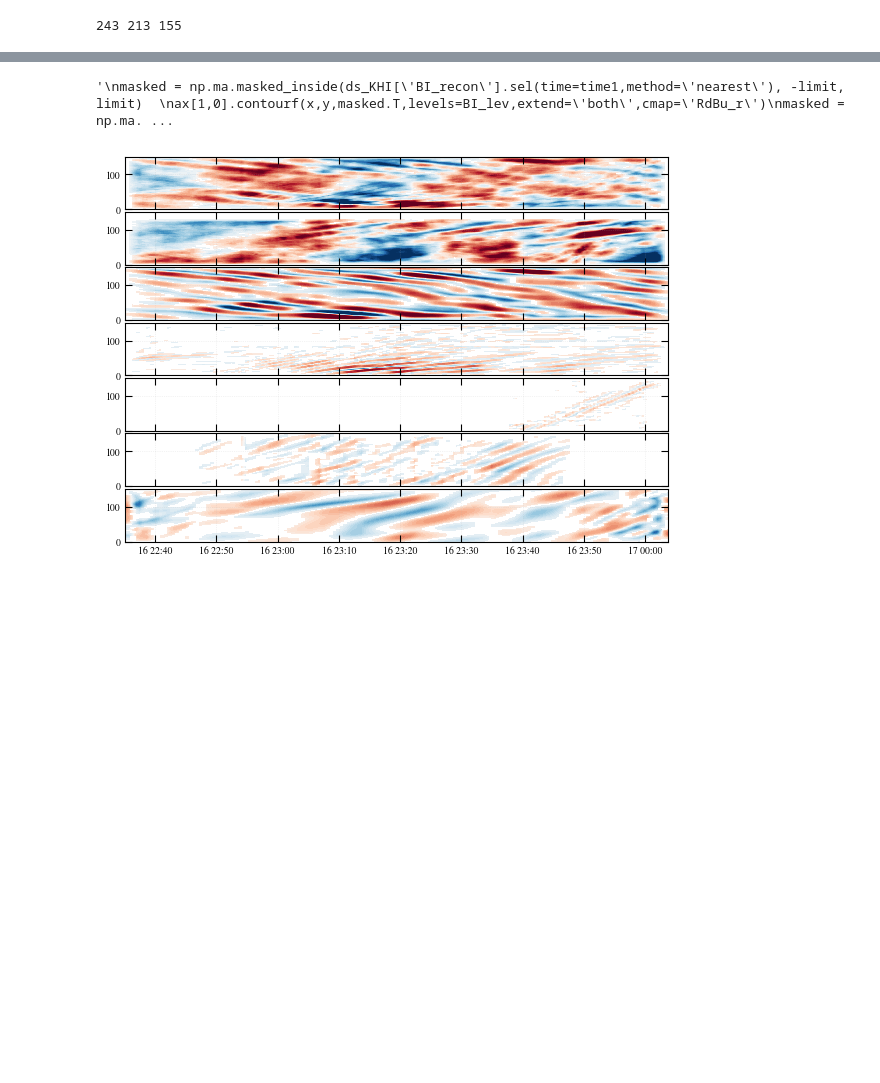
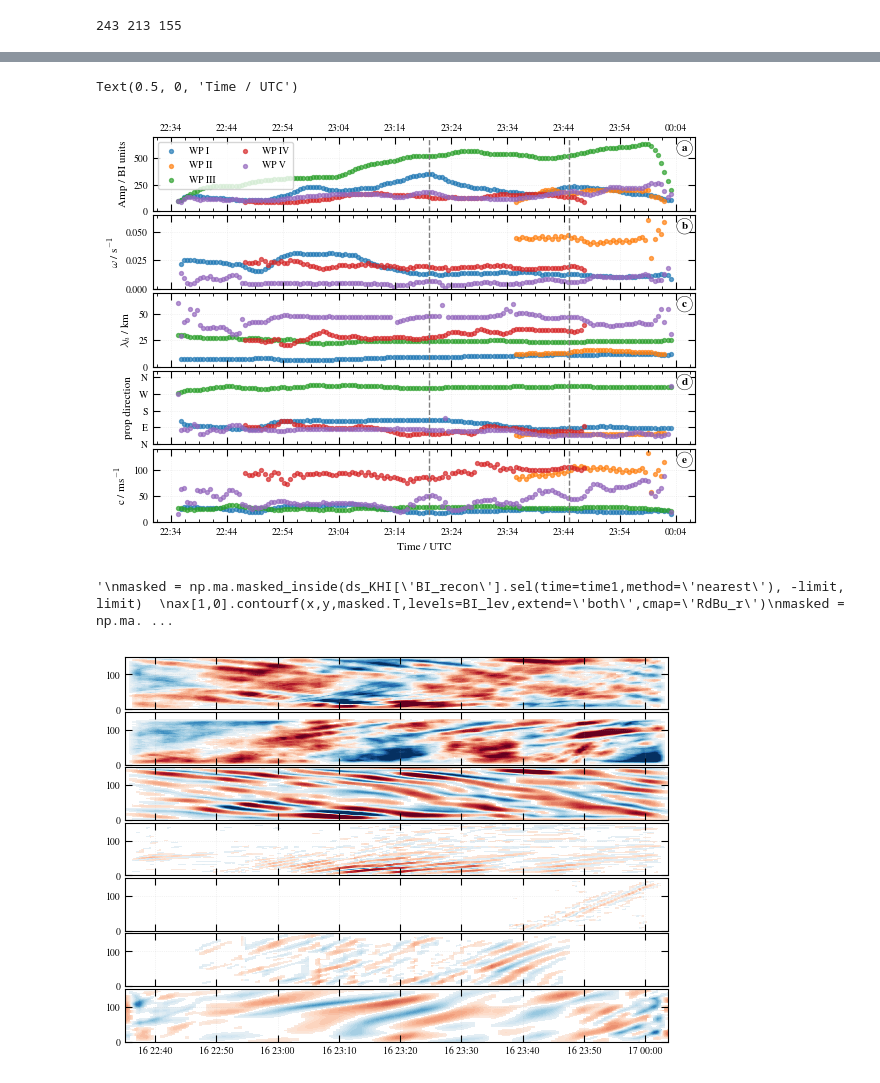
Before and after one commit to Waveguyde/WAVEGUISE, a Jupyter notebook: notebooks/35-plot_WPs.ipynb, the cells around one changed output, grey strips where cells are left out. Drawn from its saved outputs; the diff is of its cells as text; code cells hidden in the pictures; blank space fills up the shorter version.

```diff
--- a/notebooks/35-plot_WPs.ipynb
+++ b/notebooks/35-plot_WPs.ipynb
@@ -344,3 +251,63 @@ ax.set_ylim([0,150])
+# %%
+WPs = [WP_KHI,WP_fast,WP_strong,WP_noise,WP_big]
+variables = ['amplitude','frequency','wavelength','orientation']
+y_labels = ['Amp / BI units', '$\omega$ / s$^{-1}$', '$\lambda_h$ / km', 'prop direction']
+y_lims = [[0,700],[0,0.065],[0,70],[0,390]]
+label = ['a','b','c','d','e']
+colors = ['tab:blue','tab:orange','tab:green','tab:red','tab:purple']
+
+gskw = {"hspace": 0.06, "wspace": 0.05, "width_ratios": [1], "height_ratios": [1,1,1,1,1]}
+WP_label = ['WP I', 'WP II', 'WP III', 'WP IV', 'WP V']
+
+fig, axes = plt.subplots(5, 1, figsize=(7, 5), sharex=True, gridspec_kw=gskw)
+
+for i in range(4):
+    for j in range(5):
+        if variables[i] == 'wavelength':
+            axes[i].scatter(WPs[j].time,WPs[j][variables[i]]*1e-3,s=8,alpha=0.67,label=WP_label[j],c=colors[j])
+        if variables[i] == 'orientation':
+            axes[i].scatter(WPs[j].time,np.rad2deg(WPs[j][variables[i]]),s=8,alpha=0.67,label=WP_label[j],c=colors[j])
+        else:
+            axes[i].scatter(WPs[j].time,WPs[j][variables[i]],s=8,alpha=0.67,label=WP_label[j],c=colors[j])
+    axes[i].set_ylabel(y_labels[i])
+    axes[i].set_ylim(y_lims[i])
+    axes[i].text(0.98,0.85,label[i], va='center', ha='center', transform=axes[i].transAxes, weight='bold', bbox={"boxstyle" : "circle", "lw":0.33, "facecolor":"white", "edgecolor":"black"})
+    axes[i].axvline(x=datetime.datetime(2018,5,16,23,20),ls='--',c='grey')
+    axes[i].axvline(x=datetime.datetime(2018,5,16,23,45),ls='--',c='grey')
+
+axes[3].set_yticks([0,90,180,270,360],labels=['N','E','S','W','N'])
+axes[0].legend(ncols=2)
+
+KHI_c=WP_KHI['wavelength']*WP_KHI['frequency']/2/np.pi
+fast_c=WP_fast['wavelength']*WP_fast['frequency']/2/np.pi
+strong_c=WP_strong['wavelength']*WP_strong['frequency']/2/np.pi
+noise_c=WP_noise['wavelength']*WP_noise['frequency']/2/np.pi
+big_c=WP_big['wavelength']*WP_big['frequency']/2/np.pi
+
+axes[4].scatter(WP_KHI.time,np.abs(KHI_c),s=8,alpha=0.67)
+axes[4].scatter(WP_fast.time,np.abs(fast_c),s=8,alpha=0.67)
+axes[4].scatter(WP_strong.time,np.abs(strong_c),s=8,alpha=0.67)
+axes[4].scatter(WP_noise.time,np.abs(noise_c),s=8,alpha=0.67)
+axes[4].scatter(WP_big.time,np.abs(big_c),s=8,alpha=0.67)
+axes[4].set_ylabel('c / ms$^{-1}$')
+axes[4].set_ylim([0,140])
+axes[4].text(0.98,0.85,'e', va='center', ha='center', transform=axes[4].transAxes, weight='bold', bbox={"boxstyle" : "circle", "lw":0.33, "facecolor":"white", "edgecolor":"black"})
+
+minlocator = mdates.MinuteLocator(interval=10)
+axes[0].xaxis.set_major_locator(minlocator)
+axes[0].xaxis.set_major_formatter(mdates.DateFormatter("%H:%M"))
+axes[0].xaxis.set_minor_locator(AutoMinorLocator())
+
+axes[0].tick_params(which="both", labelbottom=False, labeltop=True)
+axes[4].axvline(x=datetime.datetime(2018,5,16,23,20),ls='--',c='grey')
+axes[4].axvline(x=datetime.datetime(2018,5,16,23,45),ls='--',c='grey')
+
+axes[4].set_xlabel('Time / UTC')
+
+#plt.savefig('./figures/AMTM_spectral_properties_v2.png', dpi=300, bbox_inches="tight", pad_inches=0.03)
+# %% [output]
+Text(0.5, 0, 'Time / UTC')
+[figure, added]
 # %%
 BI_lev = np.linspace(-2000,2000,51)
 nx, ny = len(ds_fast.x), len(ds_fast.y)
```
Also changed, not shown: parts of 5 cells of this notebook, 50 other files.
